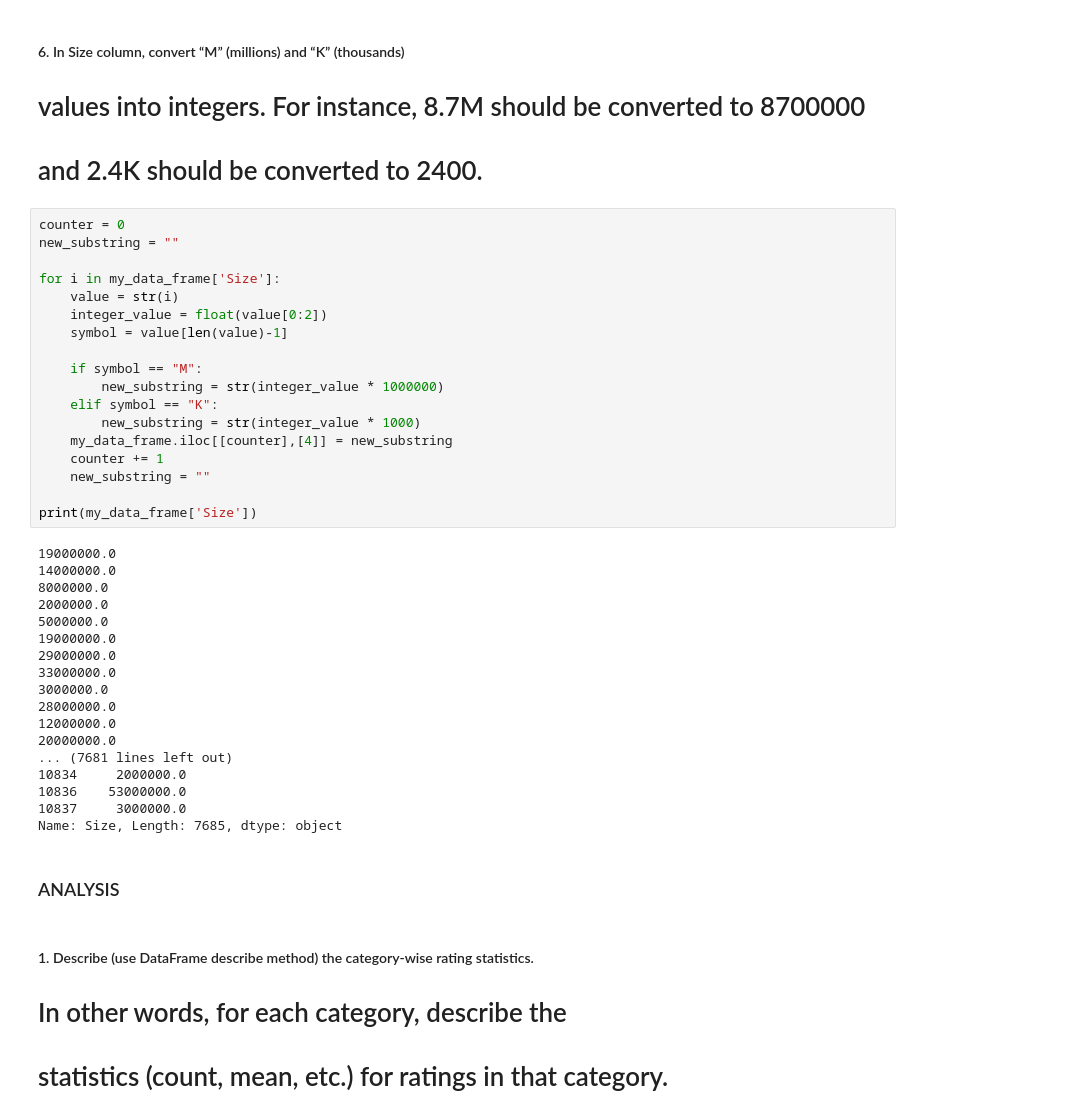
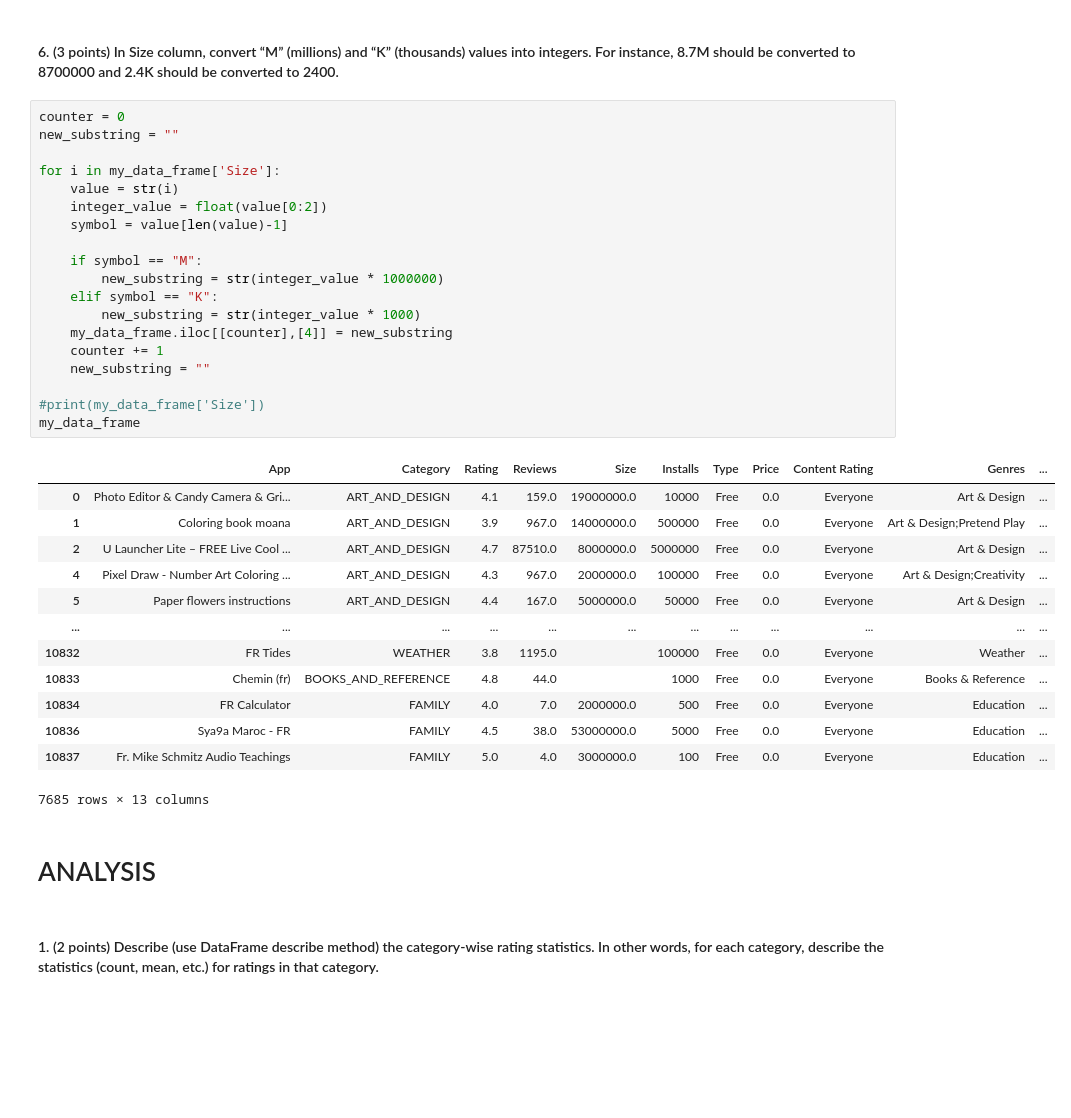
Before and after one commit to Kirill-Vine/210p3, a Jupyter notebook: part3/google_apps.ipynb, the cells around one changed output. Saved outputs shown, nothing was run; the diff lists cells and outputs as text; blank space fills up the shorter version.

```diff
--- a/part3/google_apps.ipynb
+++ b/part3/google_apps.ipynb
@@ -203,49 +180,42 @@ Name: Rating, Length: 7685, dtype: float64
 # %% [markdown]
-#### 6. In Size column, convert “M” (millions) and “K” (thousands)
-# values into integers. For instance, 8.7M should be converted to 8700000
-# and 2.4K should be converted to 2400.
+#### 6. (3 points) In Size column, convert “M” (millions) and “K” (thousands) values into integers. For instance, 8.7M should be converted to 8700000 and 2.4K should be converted to 2400.
 # %%
 counter = 0
 new_substring = ""
 
 for i in my_data_frame['Size']:
     value = str(i)
     integer_value = float(value[0:2])
     symbol = value[len(value)-1]
 
     if symbol == "M":
         new_substring = str(integer_value * 1000000)
     elif symbol == "K":
         new_substring = str(integer_value * 1000)
     my_data_frame.iloc[[counter],[4]] = new_substring
     counter += 1
     new_substring = ""
 
-print(my_data_frame['Size'])
+#print(my_data_frame['Size'])
+my_data_frame
 # %% [output]
+|  | App | Category | Rating | Reviews | Size | Installs | Type | Price | Content Rating | Genres | ... |
+| 0 | Photo Editor & Candy Camera & Gri... | ART_AND_DESIGN | 4.1 | 159.0 | 19000000.0 | 10000 | Free | 0.0 | Everyone | Art & Design | ... |
+| 1 | Coloring book moana | ART_AND_DESIGN | 3.9 | 967.0 | 14000000.0 | 500000 | Free | 0.0 | Everyone | Art & Design;Pretend Play | ... |
+| 2 | U Launcher Lite – FREE Live Cool ... | ART_AND_DESIGN | 4.7 | 87510.0 | 8000000.0 | 5000000 | Free | 0.0 | Everyone | Art & Design | ... |
+| 4 | Pixel Draw - Number Art Coloring ... | ART_AND_DESIGN | 4.3 | 967.0 | 2000000.0 | 100000 | Free | 0.0 | Everyone | Art & Design;Creativity | ... |
+| 5 | Paper flowers instructions | ART_AND_DESIGN | 4.4 | 167.0 | 5000000.0 | 50000 | Free | 0.0 | Everyone | Art & Design | ... |
+| ... | ... | ... | ... | ... | ... | ... | ... | ... | ... | ... | ... |
+| 10832 | FR Tides | WEATHER | 3.8 | 1195.0 |  | 100000 | Free | 0.0 | Everyone | Weather | ... |
+| 10833 | Chemin (fr) | BOOKS_AND_REFERENCE | 4.8 | 44.0 |  | 1000 | Free | 0.0 | Everyone | Books & Reference | ... |
+| 10834 | FR Calculator | FAMILY | 4.0 | 7.0 | 2000000.0 | 500 | Free | 0.0 | Everyone | Education | ... |
+| 10836 | Sya9a Maroc - FR | FAMILY | 4.5 | 38.0 | 53000000.0 | 5000 | Free | 0.0 | Everyone | Education | ... |
+| 10837 | Fr. Mike Schmitz Audio Teachings | FAMILY | 5.0 | 4.0 | 3000000.0 | 100 | Free | 0.0 | Everyone | Education | ... |
-19000000.0
-14000000.0
-8000000.0
-2000000.0
-5000000.0
-19000000.0
-29000000.0
-33000000.0
-3000000.0
-28000000.0
-12000000.0
-20000000.0
-... (7681 lines left out)
-10834     2000000.0
-10836    53000000.0
-10837     3000000.0
-Name: Size, Length: 7685, dtype: object
+7685 rows × 13 columns
 # %% [markdown]
-### ANALYSIS
+# ANALYSIS
 # %% [markdown]
-#### 1. Describe (use DataFrame describe method) the category-wise rating statistics.
-# In other words, for each category, describe the
-# statistics (count, mean, etc.) for ratings in that category.
+#### 1. (2 points) Describe (use DataFrame describe method) the category-wise rating statistics.  In other words, for each category, describe the statistics (count, mean, etc.) for ratings in that category.
 # %%
 category_list = []
 category_list_dataframe = []
```
Also changed, not shown: parts of 27 cells of this notebook.
